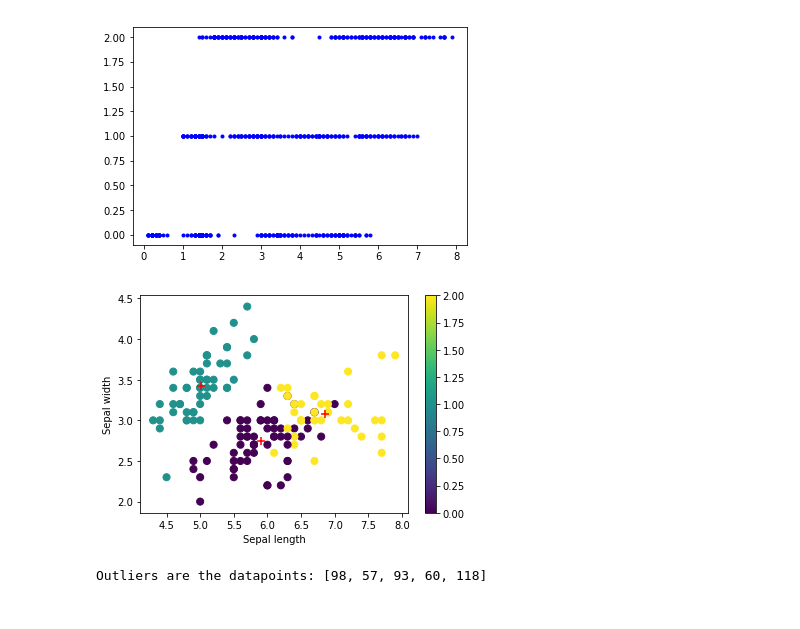
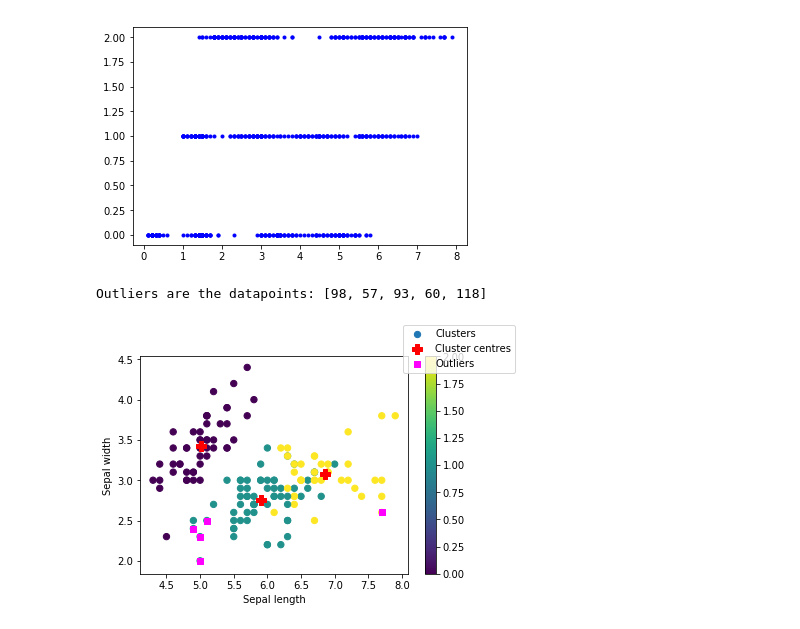
Before and after one commit to Anukriti2512/Person-of-Interest-Classifier, a Jupyter notebook: Practice/Outlier Detection using K-Means Clustering .ipynb, the cells around one changed output. Drawn from its saved outputs; the diff is of its cells as text; code cells hidden in the pictures.

Commit message:
"Updated scatter plot"

```diff
--- a/Practice/Outlier Detection using K-Means Clustering .ipynb
+++ b/Practice/Outlier Detection using K-Means Clustering .ipynb
@@ -26,25 +26,6 @@ kmeans = KMeans(n_clusters=3).fit(df2)
 clusters = kmeans.predict(df2)
 # %%
 centres = kmeans.cluster_centers_
-# %%
-%matplotlib inline
-sublist = []
-centres2 = []
-for i in range(3):
-    sublist = centres[i][0:2]
-    centres2.append(sublist)
-fig = plt.figure()
-ax = fig.add_subplot(111)
-scatter = ax.scatter(df[0],df[1],c=clusters,s=50)
-for i,j in centres2:
-    ax.scatter(i,j,s=80,c='red',marker='+')
-ax.set_xlabel('Sepal length')
-ax.set_ylabel('Sepal width')
-plt.colorbar(scatter)
-
-fig.show()
-# %% [output]
-[figure, removed]
 # %%
 f_dist = []
 import math
@@ -62,3 +42,26 @@ for item in index:
 print ("Outliers are the datapoints:", outliers)
 # %% [output]
 Outliers are the datapoints: [98, 57, 93, 60, 118]
+# %%
+%matplotlib inline
+sublist = []
+centres2 = []
+for i in range(3):
+    sublist = centres[i][0:2]
+    centres2.append(sublist)
+fig = plt.figure()
+ax = fig.add_subplot(111)
+scatter = ax.scatter(df[0],df[1],c=clusters,s=40, label='Clusters')
+for i,j in centres2:
+    ctrs = ax.scatter(i,j,s=100,c='red',marker='P')
+ctrs.set_label("Cluster centres")
+ax.set_xlabel('Sepal length')
+ax.set_ylabel('Sepal width')
+plt.colorbar(scatter)
+for points in outliers:
+    py = plt.scatter(df[0][points], df[1][points], color = "magenta",s=40, marker='s')
+py.set_label("Outliers")
+fig.legend(loc="best")
+fig.show()
+# %% [output]
+[figure, added]
```
Also changed, not shown: parts of 1 cell of this notebook.
